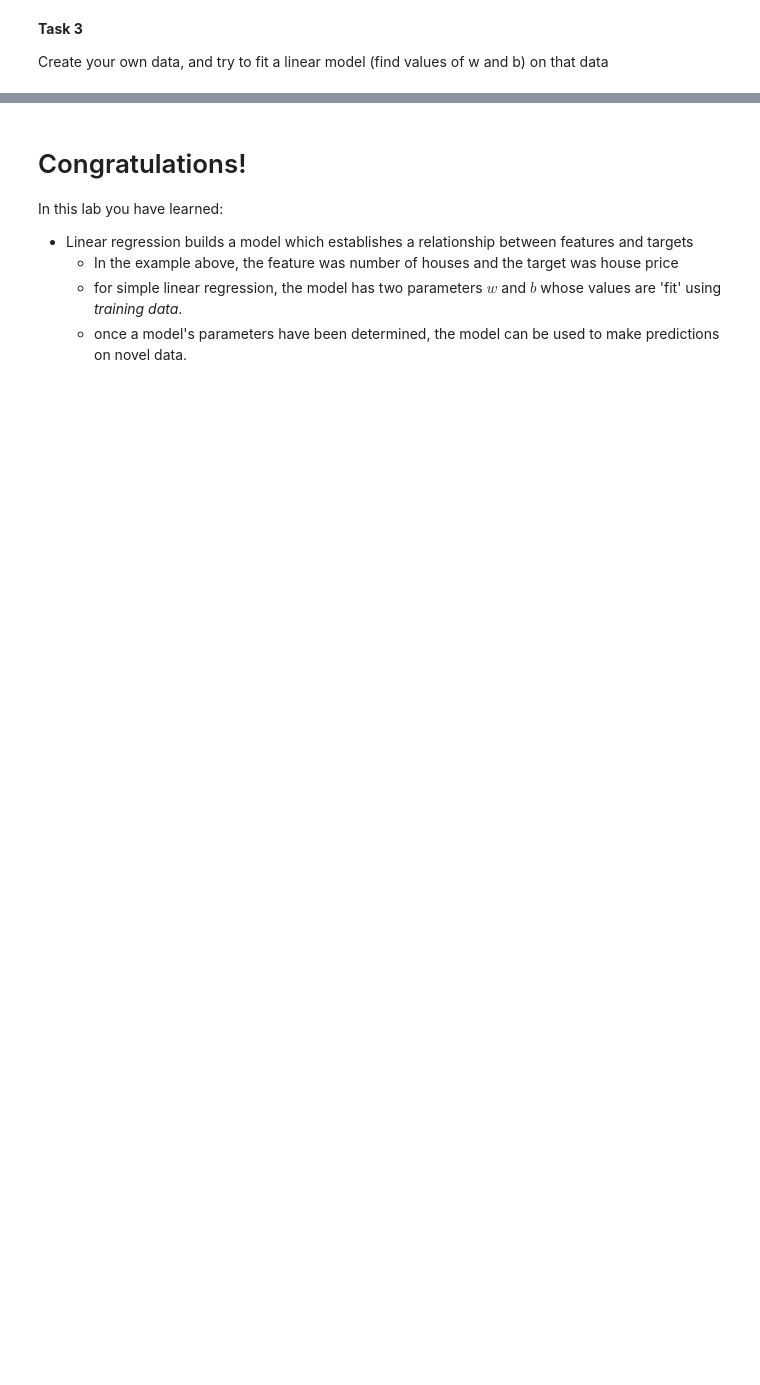
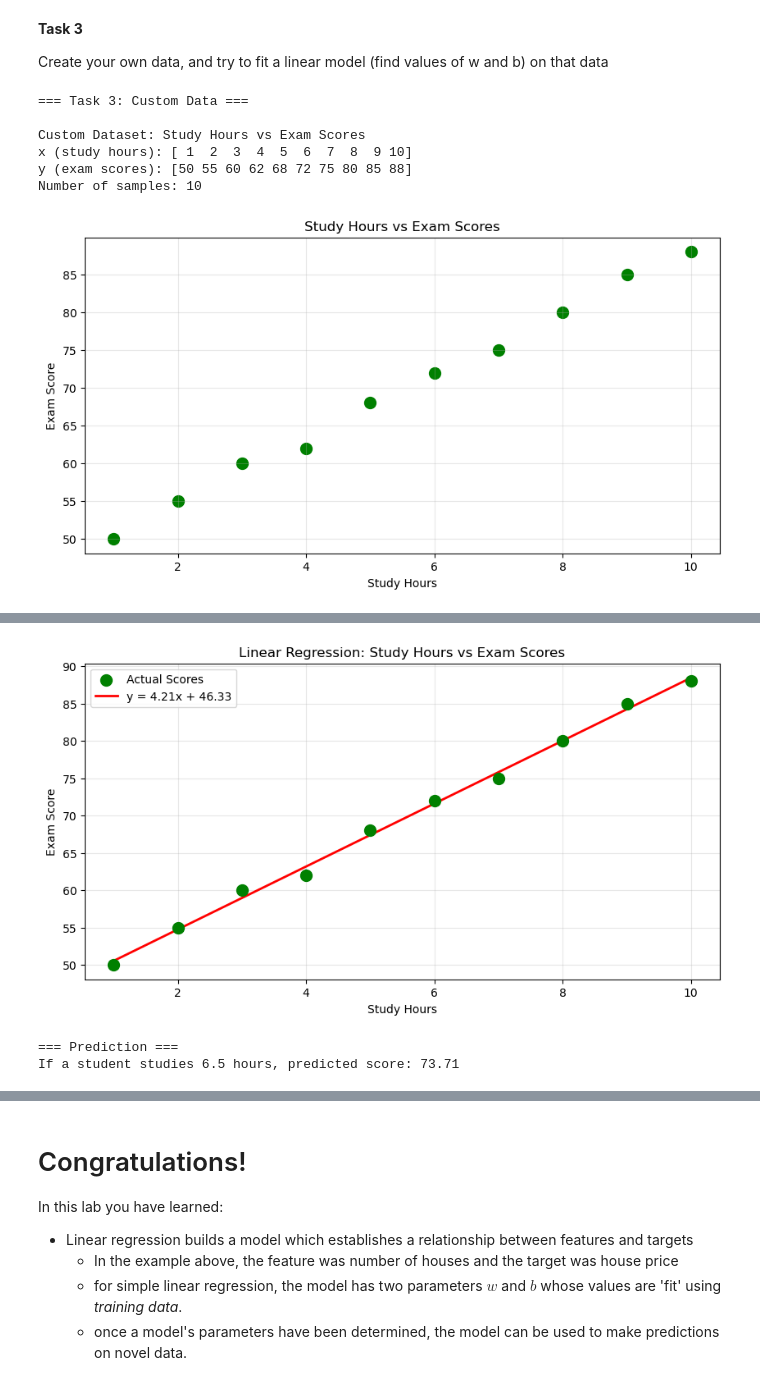
Before and after one commit to Md-Ruhul-Amin-Rony/Machine-Learning-AI25, a Jupyter notebook: notebooks/week1_lab01_model_representation.ipynb, the cells around one changed output, grey strips where cells are left out. Saved outputs shown, nothing was run; the diff lists cells and outputs as text; code cells hidden in the pictures; blank space fills up the shorter version.

```diff
--- a/notebooks/week1_lab01_model_representation.ipynb
+++ b/notebooks/week1_lab01_model_representation.ipynb
@@ -377,3 +434,80 @@ Are you interpolating, or extrapolating, in each of those cases?
 **Task 3**
 
 Create your own data, and try to fit a linear model (find values of w and b) on that data
+# %%
+# Task 3: Create Your Own Data and Fit a Model
+
+print("=== Task 3: Custom Data ===\n")
+
+# Create custom data: Study hours vs Exam scores
+# Linear relationship: more study hours → higher exam scores
+x_custom = np.array([1, 2, 3, 4, 5, 6, 7, 8, 9, 10])
+y_custom = np.array([50, 55, 60, 62, 68, 72, 75, 80, 85, 88])
+
+print("Custom Dataset: Study Hours vs Exam Scores")
+print(f"x (study hours): {x_custom}")
+print(f"y (exam scores): {y_custom}")
+print(f"Number of samples: {len(x_custom)}")
+
+# Plot the custom data
+plt.figure(figsize=(10, 5))
+plt.scatter(x_custom, y_custom, marker='o', c='green', s=100)
+plt.title("Study Hours vs Exam Scores")
+plt.xlabel("Study Hours")
+plt.ylabel("Exam Score")
+plt.grid(True, alpha=0.3)
+plt.show()
+
+# Fit the model using np.polyfit
+coefficients_custom = np.polyfit(x_custom, y_custom, 1)
+w_custom = coefficients_custom[0]
+b_custom = coefficients_custom[1]
+
+print(f"\n=== Optimal Model Parameters ===")
+print(f"w (slope): {w_custom:.4f}")
+print(f"b (intercept): {b_custom:.4f}")
+print(f"\nModel equation: y = {w_custom:.4f}*x + {b_custom:.4f}")
+print(f"Interpretation: Each additional study hour increases score by {w_custom:.2f} points")
+
+# Make predictions
+y_pred_custom = linear_model(x_custom, w_custom, b_custom)
+
+# Calculate error metrics
+mse_custom = np.mean((y_custom - y_pred_custom)**2)
+rmse_custom = np.sqrt(mse_custom)
+
+print(f"\n=== Model Performance ===")
+print(f"MSE: {mse_custom:.2f}")
+print(f"RMSE: {rmse_custom:.2f}")
+
+# Plot the fitted line
+plt.figure(figsize=(10, 5))
+plt.scatter(x_custom, y_custom, marker='o', c='green', s=100, label='Actual Scores', zorder=3)
+plt.plot(x_custom, y_pred_custom, 'r-', linewidth=2, label=f'y = {w_custom:.2f}x + {b_custom:.2f}', zorder=2)
+
+# Show errors
+for i in range(len(x_custom)):
+    plt.plot([x_custom[i], x_custom[i]],
+             [y_custom[i], y_pred_custom[i]],
+             'b--', alpha=0.4, zorder=1)
+
+plt.title("Linear Regression: Study Hours vs Exam Scores")
+plt.xlabel("Study Hours")
+plt.ylabel("Exam Score")
+plt.legend()
+plt.grid(True, alpha=0.3)
+plt.show()
+
+# Make a prediction for a new student
+new_hours = 6.5
+predicted_score = linear_model(new_hours, w_custom, b_custom)
+print(f"\n=== Prediction ===")
+print(f"If a student studies {new_hours} hours, predicted score: {predicted_score:.2f}")
+# %% [output]
+=== Task 3: Custom Data ===
+
+Custom Dataset: Study Hours vs Exam Scores
+x (study hours): [ 1  2  3  4  5  6  7  8  9 10]
+y (exam scores): [50 55 60 62 68 72 75 80 85 88]
+Number of samples: 10
+[figure, added]
@@ -379,0 +524,3 @@ Create your own data, and try to fit a linear model (find values of w and b) on
+[figure, added]
+=== Prediction ===
+If a student studies 6.5 hours, predicted score: 73.71
```
Also changed, not shown: parts of 24 cells of this notebook.
